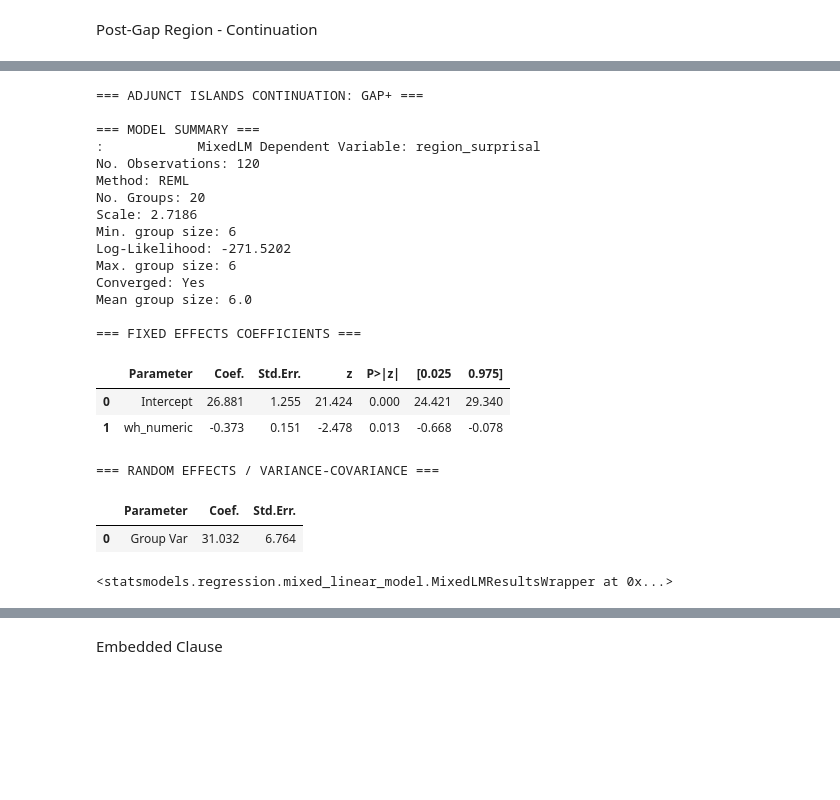
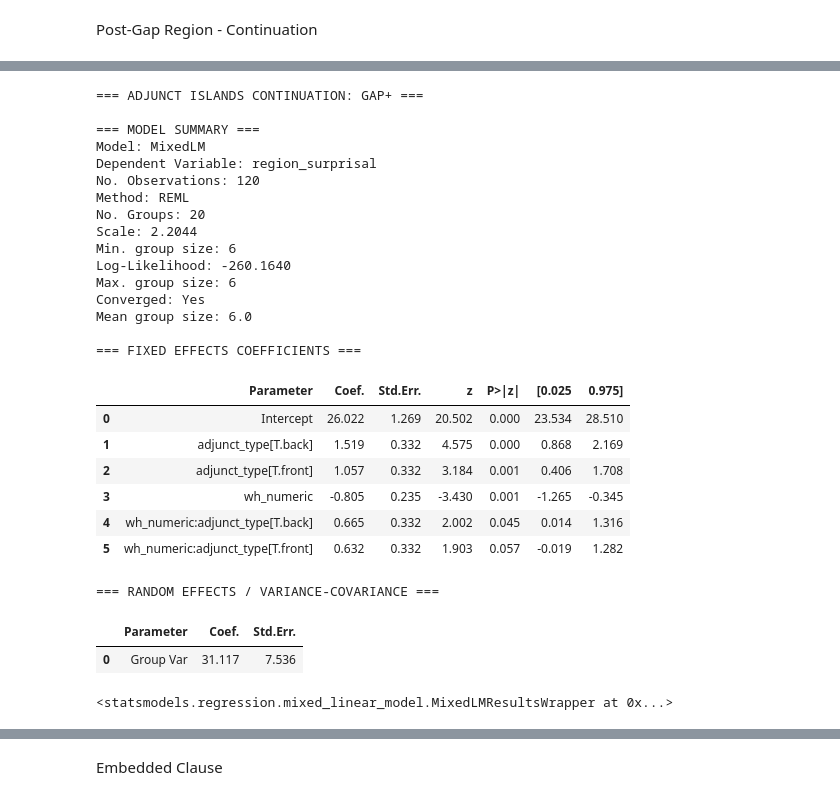
Before and after one commit to um-cap-lab/EMNLP-2025-submission, a Jupyter notebook: flip_test&division_by_grammaticality_gpt2.ipynb, the cells around one changed output, grey strips where cells are left out. Cells and saved outputs as stored; diff of their text form; code cells hidden in the pictures; blank space fills up the shorter version.

```diff
--- a/flip_test&division_by_grammaticality_gpt2.ipynb
+++ b/flip_test&division_by_grammaticality_gpt2.ipynb
@@ -1578,30 +1603,35 @@ Mean group size: 6.0
 # %%
 # flip test: gap+
 gap_df = sentence_df[sentence_df['gap_numeric'] == 1]
-iv_list = ['wh_numeric']
+iv_list = ['wh_numeric', 'adjunct_type']
 mixed_effects_linear_regression(gap_df, iv_list, 'region_surprisal', 'adjunct islands continuation: gap+')
 # %% [output]
 === ADJUNCT ISLANDS CONTINUATION: GAP+ ===
 
 === MODEL SUMMARY ===
-:            MixedLM Dependent Variable: region_surprisal
+Model: MixedLM
+Dependent Variable: region_surprisal
 No. Observations: 120
 Method: REML
 No. Groups: 20
-Scale: 2.7186
+Scale: 2.2044
 Min. group size: 6
-Log-Likelihood: -271.5202
+Log-Likelihood: -260.1640
 Max. group size: 6
 Converged: Yes
 Mean group size: 6.0
 
 === FIXED EFFECTS COEFFICIENTS ===
 |  | Parameter | Coef. | Std.Err. | z | P>|z| | [0.025 | 0.975] |
-| 0 | Intercept | 26.881 | 1.255 | 21.424 | 0.000 | 24.421 | 29.340 |
-| 1 | wh_numeric | -0.373 | 0.151 | -2.478 | 0.013 | -0.668 | -0.078 |
+| 0 | Intercept | 26.022 | 1.269 | 20.502 | 0.000 | 23.534 | 28.510 |
+| 1 | adjunct_type[T.back] | 1.519 | 0.332 | 4.575 | 0.000 | 0.868 | 2.169 |
+| 2 | adjunct_type[T.front] | 1.057 | 0.332 | 3.184 | 0.001 | 0.406 | 1.708 |
+| 3 | wh_numeric | -0.805 | 0.235 | -3.430 | 0.001 | -1.265 | -0.345 |
+| 4 | wh_numeric:adjunct_type[T.back] | 0.665 | 0.332 | 2.002 | 0.045 | 0.014 | 1.316 |
+| 5 | wh_numeric:adjunct_type[T.front] | 0.632 | 0.332 | 1.903 | 0.057 | -0.019 | 1.282 |
 === RANDOM EFFECTS / VARIANCE-COVARIANCE ===
 |  | Parameter | Coef. | Std.Err. |
-| 0 | Group Var | 31.032 | 6.764 |
+| 0 | Group Var | 31.117 | 7.536 |
 <statsmodels.regression.mixed_linear_model.MixedLMResultsWrapper at 0x...>
 # %%
 # division by grammaticality
```
Also changed, not shown: parts of 7 cells of this notebook, 4 other files.
